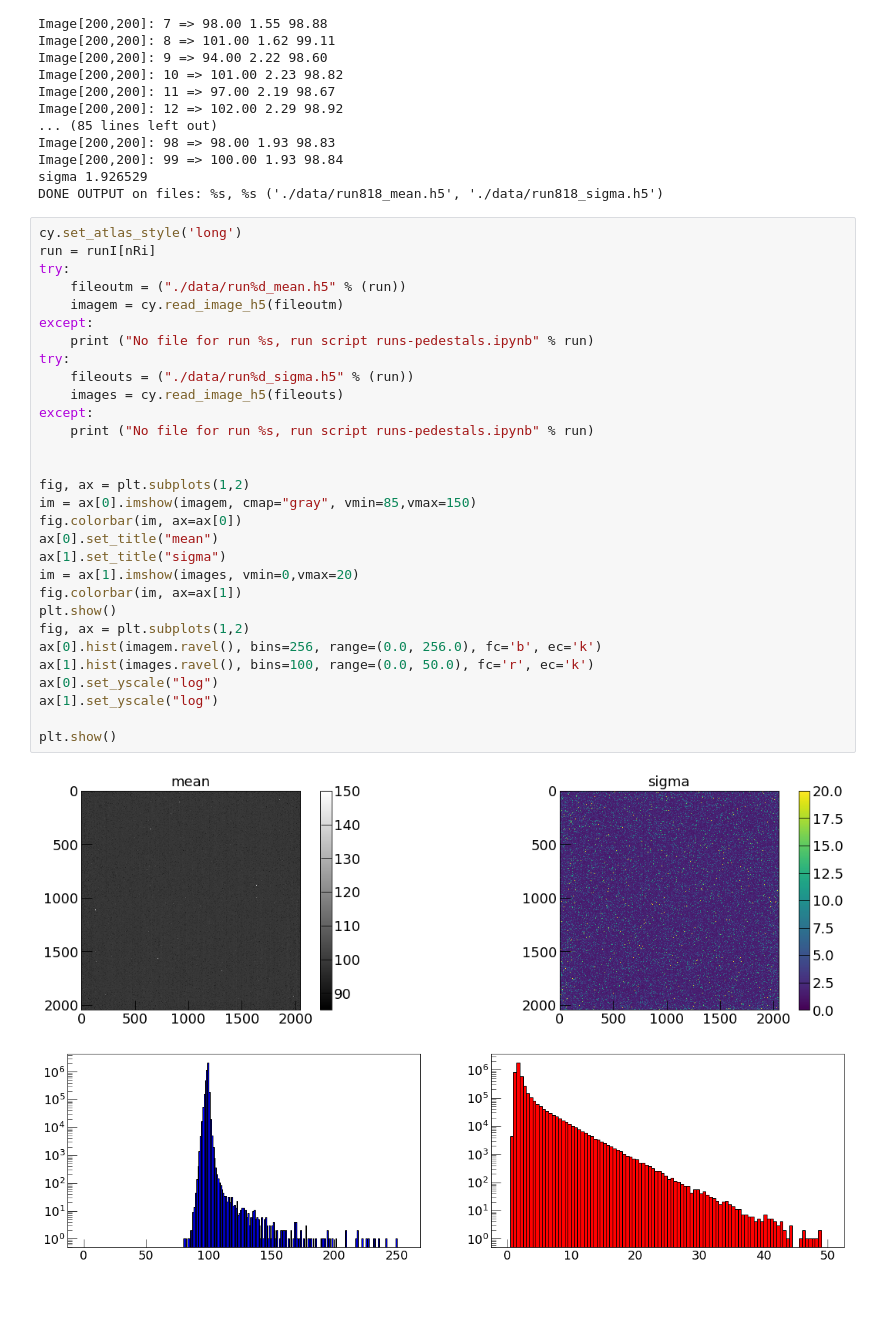
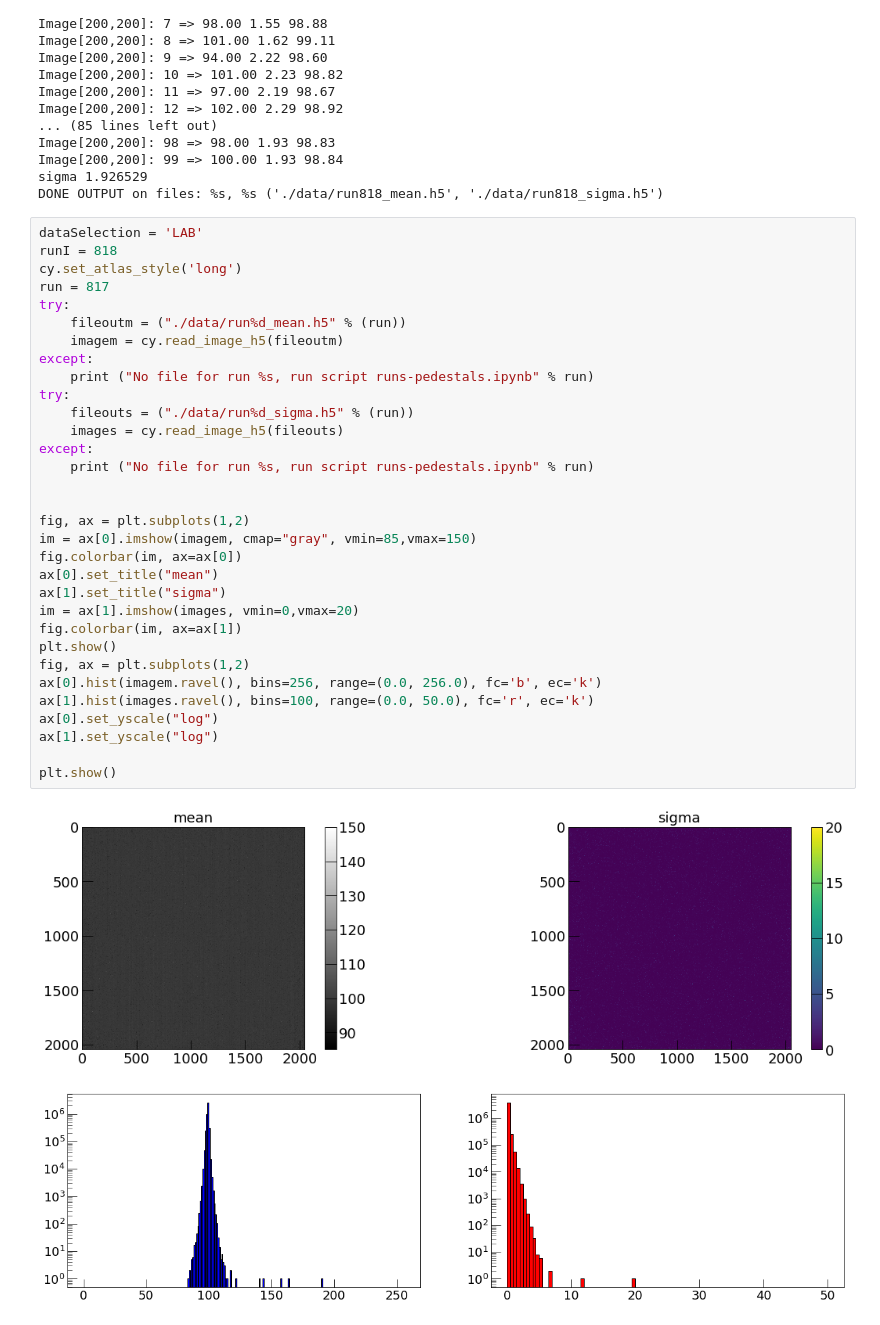
Before and after one commit to gmazzitelli/cygno, a Jupyter notebook: runs-pedestals.ipynb, the cells around one changed output. Saved outputs shown, nothing was run; the diff lists cells and outputs as text; blank space fills up the shorter version.

```diff
--- a/runs-pedestals.ipynb
+++ b/runs-pedestals.ipynb
@@ -101,35 +101,37 @@ Image[200,200]: 99 => 100.00 1.93 98.84
 sigma 1.926529
 DONE OUTPUT on files: %s, %s ('./data/run818_mean.h5', './data/run818_sigma.h5')
 # %%
+dataSelection = 'LAB'
+runI = 818
 cy.set_atlas_style('long')
-run = runI[nRi]
+run = 817
 try:
     fileoutm = ("./data/run%d_mean.h5" % (run))
     imagem = cy.read_image_h5(fileoutm)
 except:
     print ("No file for run %s, run script runs-pedestals.ipynb" % run)
 try:
     fileouts = ("./data/run%d_sigma.h5" % (run))
     images = cy.read_image_h5(fileouts)
 except:
     print ("No file for run %s, run script runs-pedestals.ipynb" % run)
 
 
 fig, ax = plt.subplots(1,2)
 im = ax[0].imshow(imagem, cmap="gray", vmin=85,vmax=150)
 fig.colorbar(im, ax=ax[0])
 ax[0].set_title("mean")
 ax[1].set_title("sigma")
 im = ax[1].imshow(images, vmin=0,vmax=20)
 fig.colorbar(im, ax=ax[1])
 plt.show()
 fig, ax = plt.subplots(1,2)
 ax[0].hist(imagem.ravel(), bins=256, range=(0.0, 256.0), fc='b', ec='k')
 ax[1].hist(images.ravel(), bins=100, range=(0.0, 50.0), fc='r', ec='k')
 ax[0].set_yscale("log")
 ax[1].set_yscale("log")
 
 plt.show()
 # %% [output]
-[figure, old version]
+[figure, new version]
-[figure, old version]
+[figure, new version]
```
Also changed, not shown: 26 other files.
